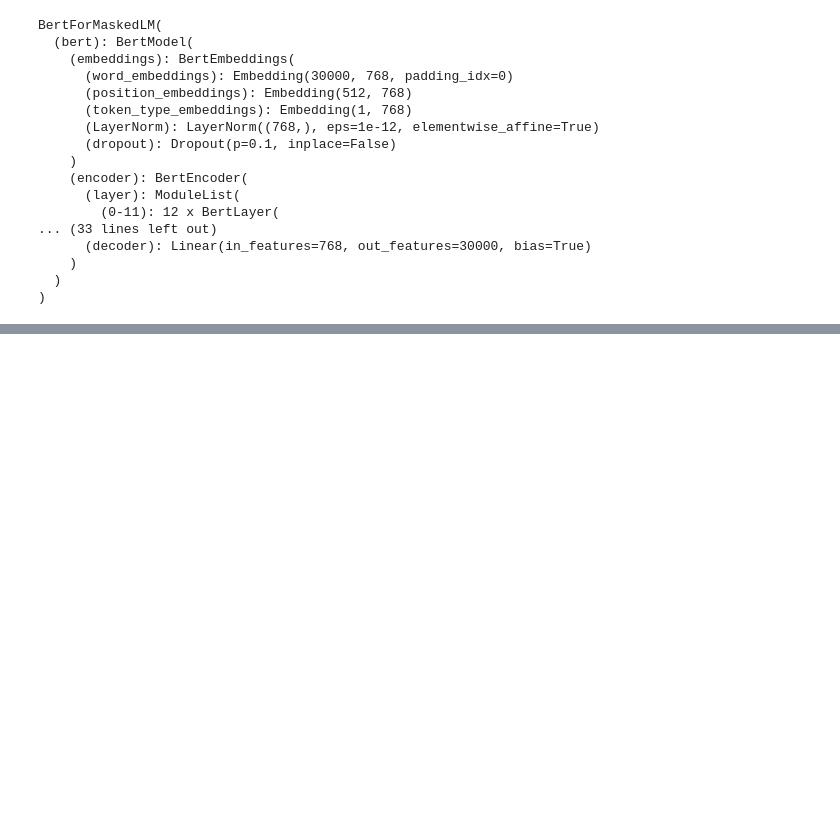
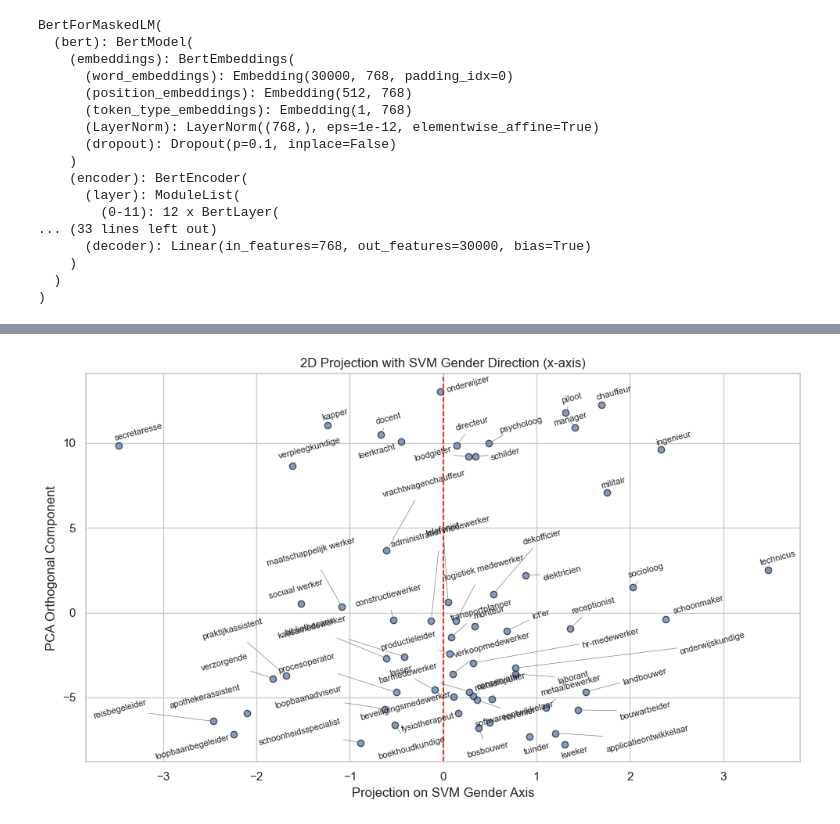
Before and after one commit to KleinJonasUVT/biasintransformers, a Jupyter notebook: code/professions_sentences.ipynb, the cells around one changed output, grey strips where cells are left out. Cells and saved outputs as stored; diff of their text form; code cells hidden in the pictures; blank space fills up the shorter version.

```diff
--- a/code/professions_sentences.ipynb
+++ b/code/professions_sentences.ipynb
@@ -524,0 +807,79 @@ print(loaded_labels[60:70])
+# %%
+# NOT THAT INFORMATIVE IN THIS CASE
+
+import numpy as np
+import matplotlib.pyplot as plt
+import joblib
+from sklearn.decomposition import PCA
+from adjustText import adjust_text
+
+# Load final model
+final_model_path = "svm_models_checkpoint100_BERT/svm_final_model.joblib"
+final_model = joblib.load(final_model_path)
+weight_vector = final_model.coef_[0]
+print("Final model loaded.")
+
+# Load in sentences and embeddings
+embeddings_neutral = np.load("../out/profession_embeddings_neutral.npy")
+labels_neutral = np.load("../out/profession_labels_neutral.npy")
+sentences_neutral = np.load("../out/profession_sentences_neutral.npy")
+gender_labels_neutral = np.load("../out/profession_gender_labels_neutral.npy", allow_pickle=True)
+gender_bias_neutral = np.load("../out/profession_gender_bias_neutral.npy", allow_pickle=True)
+
+# Filter sentences starting with "Het is een"
+mask = np.array([s.startswith("Het is een") for s in sentences_neutral])
+
+# Apply mask to all relevant arrays
+embeddings = embeddings_neutral[mask]
+labels = labels_neutral[mask]
+sentences = sentences_neutral[mask]
+gender_labels = gender_labels_neutral[mask]
+gender_biases = gender_bias_neutral[mask]
+
+sentences = np.array([s.replace("Het is een ", "", 1) for s in sentences])
+
+# Normalize SVM direction
+gender_axis = weight_vector / np.linalg.norm(weight_vector)
+
+projections = embeddings @ gender_axis
+residuals = embeddings - np.outer(projections, gender_axis)
+
+# Now use PCA on residuals to find the main orthogonal direction
+pca = PCA(n_components=1)
+orthogonal_axis = pca.fit_transform(residuals).flatten()
+
+# Stack into 2D coordinates: [gender_projection, orthogonal_pca_component]
+X_2d = np.vstack([projections, orthogonal_axis]).T
+
+# Create plot
+plt.figure(figsize=(10, 6))
+colors = [
+    'pink' if gender_bias == 0
+    else 'lightskyblue' if gender_bias == 1
+    else 'yellow'
+    for gender_bias in gender_biases
+]
+
+plt.scatter(X_2d[:, 0], X_2d[:, 1], alpha=0.7, edgecolor='k')
+plt.axvline(x=0, color='red', linestyle='--', linewidth=1.2)  # Decision boundary
+
+plt.title("2D Projection with SVM Gender Direction (x-axis)")
+plt.xlabel("Projection on SVM Gender Axis")
+plt.ylabel("PCA Orthogonal Component")
+plt.grid(True)
+
+# Annotate a few extreme points
+sorted_indices = np.argsort(X_2d[:, 0])
+texts = []
+for i in range(len(sentences)):
+    texts.append(
+        plt.text(X_2d[i, 0], X_2d[i, 1], sentences[i],
+                 fontsize=8, ha='center', rotation=15)
+    )
+
+# Adjust to prevent overlaps
+adjust_text(texts, arrowprops=dict(arrowstyle='-', color='gray', lw=0.5))
+
+plt.tight_layout()
+plt.show()
+# %% [output]
@@ -524,0 +887 @@ print(loaded_labels[60:70])
+[figure, added]
```
Also changed, not shown: parts of 21 cells of this notebook, 3 other files.
